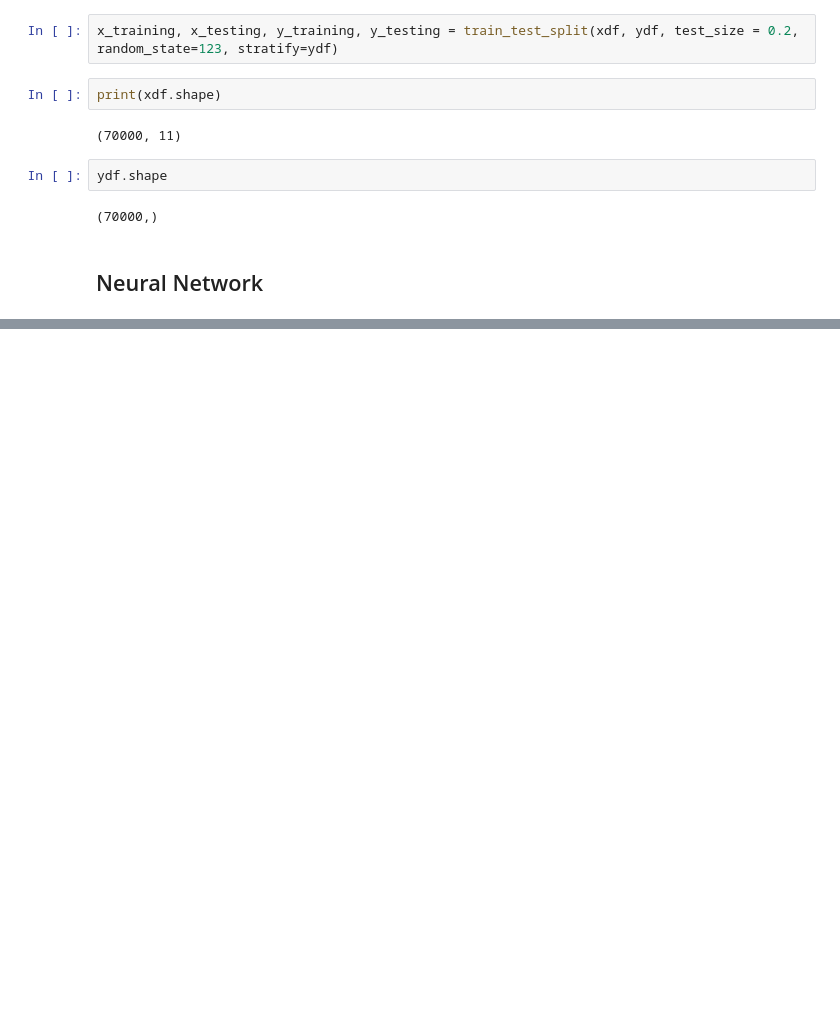
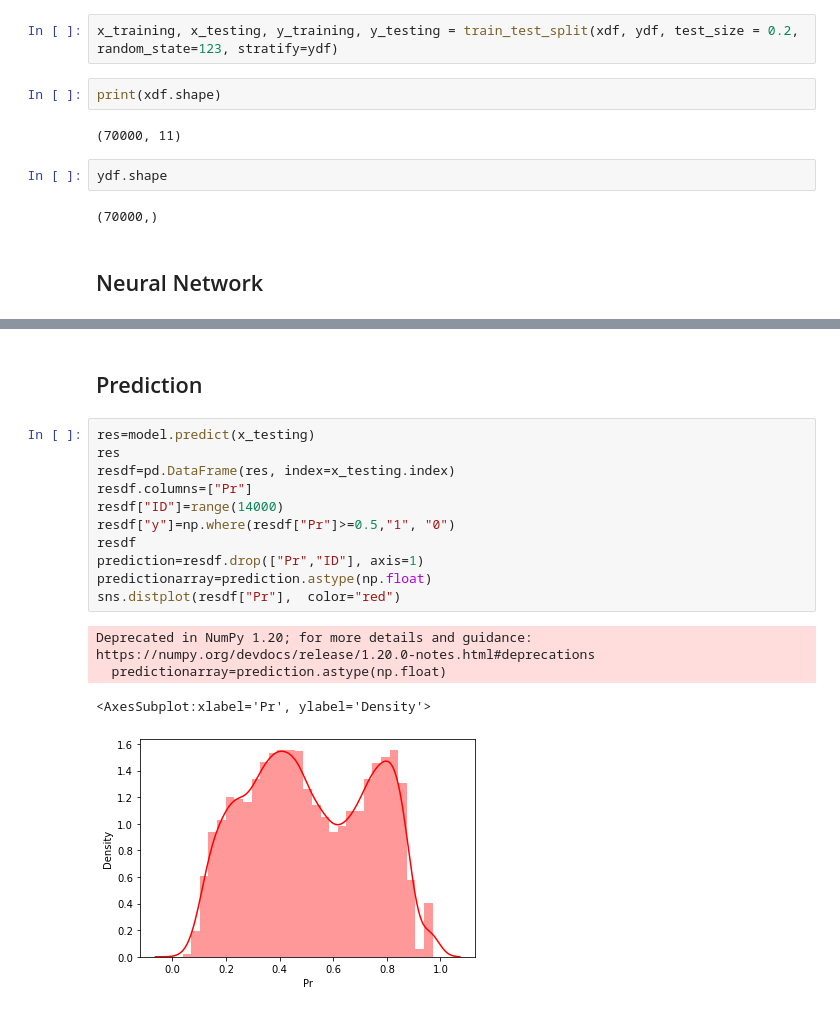
Before and after one commit to Aditya-Ramachandran/cardiovascular-disease-detection, a Jupyter notebook: NN on Dataset .ipynb, the cells around one changed output, grey strips where cells are left out. Drawn from its saved outputs; the diff is of its cells as text; blank space fills up the shorter version.

Commit message:
Prediction added

```diff
--- a/NN on Dataset .ipynb
+++ b/NN on Dataset .ipynb
@@ -111,0 +112,18 @@ print("\n Testing Accuracy:", score[1])
+# %% [markdown]
+## Prediction
+# %%
+res=model.predict(x_testing)
+res
+resdf=pd.DataFrame(res, index=x_testing.index)
+resdf.columns=["Pr"]
+resdf["ID"]=range(14000)
+resdf["y"]=np.where(resdf["Pr"]>=0.5,"1", "0")
+resdf
+prediction=resdf.drop(["Pr","ID"], axis=1)
+predictionarray=prediction.astype(np.float)
+sns.distplot(resdf["Pr"],  color="red")
+# %% [output]
+Deprecated in NumPy 1.20; for more details and guidance: https://numpy.org/devdocs/release/1.20.0-notes.html#deprecations
+  predictionarray=prediction.astype(np.float)
+<AxesSubplot:xlabel='Pr', ylabel='Density'>
+[figure, added]
```
Also changed, not shown: parts of 10 cells of this notebook.
